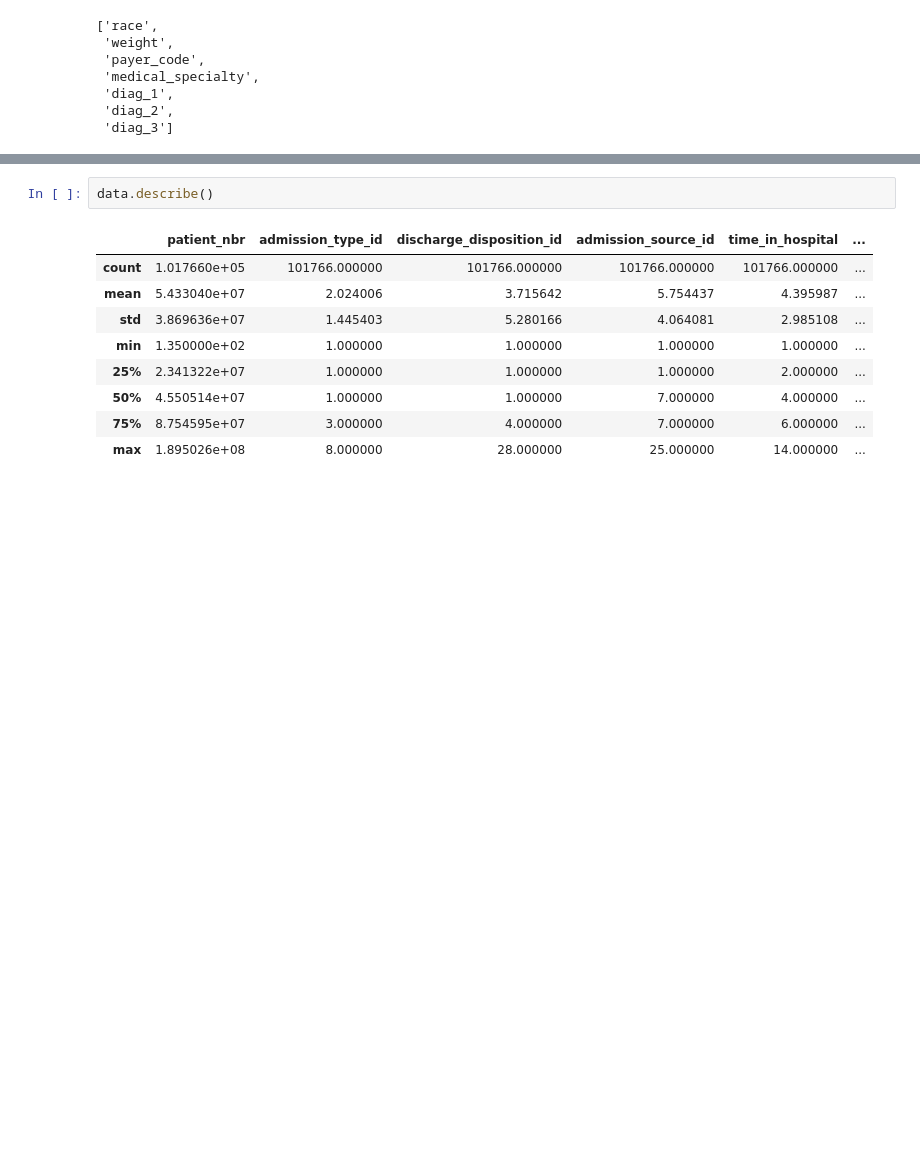
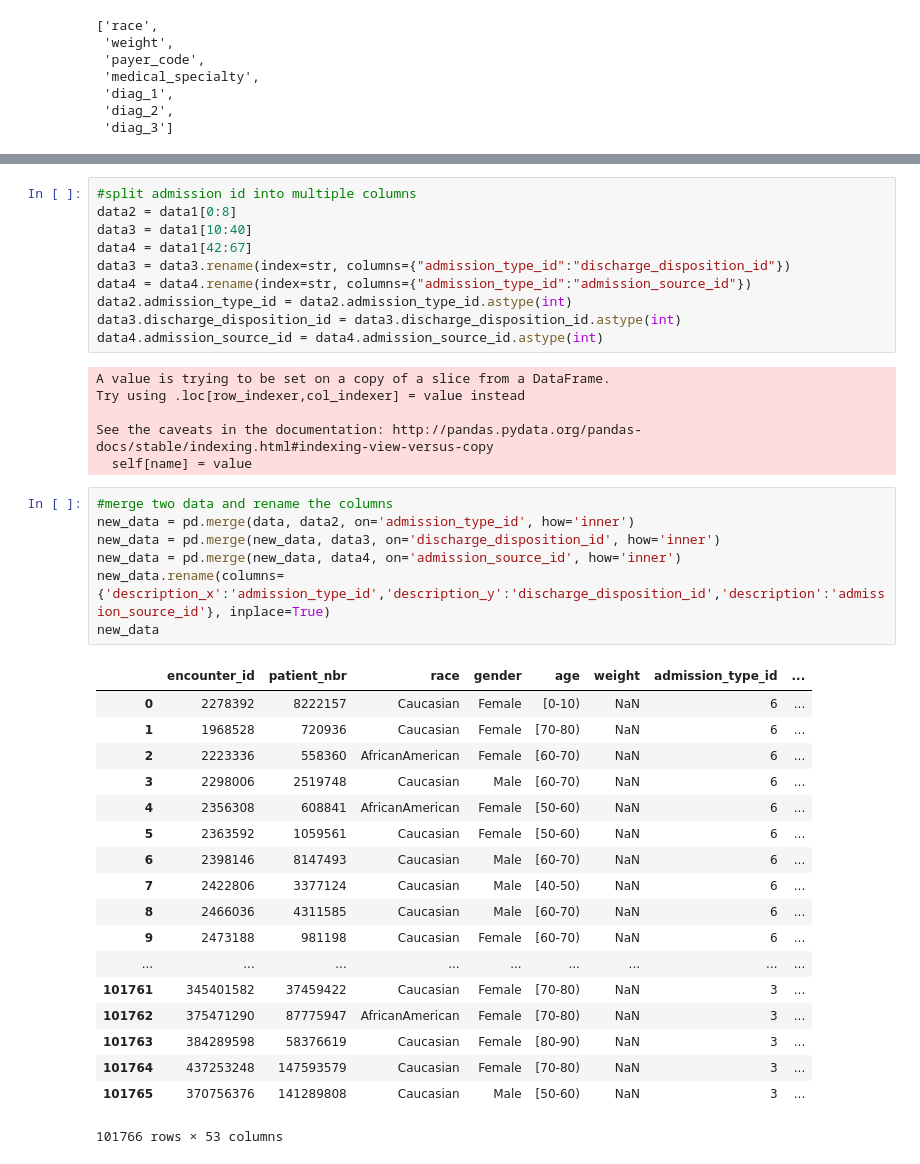
Before and after one commit to joonsooro/UnitedHealthcare, a Jupyter notebook: Jason/united healthcare data cleaning.ipynb, the cells around one changed output, grey strips where cells are left out. Saved outputs shown, nothing was run; the diff lists cells and outputs as text; blank space fills up the shorter version.

```diff
--- a/Jason/united healthcare data cleaning.ipynb
+++ b/Jason/united healthcare data cleaning.ipynb
@@ -73,12 +58,42 @@ SyntaxError: invalid syntax (<ipython-input-83-0610710e1295>, line 1)
-# %%
-data.describe()
-# %% [output]
-|  | patient_nbr | admission_type_id | discharge_disposition_id | admission_source_id | time_in_hospital | ... |
-| count | 1.017660e+05 | 101766.000000 | 101766.000000 | 101766.000000 | 101766.000000 | ... |
-| mean | 5.433040e+07 | 2.024006 | 3.715642 | 5.754437 | 4.395987 | ... |
-| std | 3.869636e+07 | 1.445403 | 5.280166 | 4.064081 | 2.985108 | ... |
-| min | 1.350000e+02 | 1.000000 | 1.000000 | 1.000000 | 1.000000 | ... |
-| 25% | 2.341322e+07 | 1.000000 | 1.000000 | 1.000000 | 2.000000 | ... |
-| 50% | 4.550514e+07 | 1.000000 | 1.000000 | 7.000000 | 4.000000 | ... |
-| 75% | 8.754595e+07 | 3.000000 | 4.000000 | 7.000000 | 6.000000 | ... |
-| max | 1.895026e+08 | 8.000000 | 28.000000 | 25.000000 | 14.000000 | ... |
+# %%
+#split admission id into multiple columns
+data2 = data1[0:8]
+data3 = data1[10:40]
+data4 = data1[42:67]
+data3 = data3.rename(index=str, columns={"admission_type_id":"discharge_disposition_id"})
+data4 = data4.rename(index=str, columns={"admission_type_id":"admission_source_id"})
+data2.admission_type_id = data2.admission_type_id.astype(int)
+data3.discharge_disposition_id = data3.discharge_disposition_id.astype(int)
+data4.admission_source_id = data4.admission_source_id.astype(int)
+# %% [output]
+A value is trying to be set on a copy of a slice from a DataFrame.
+Try using .loc[row_indexer,col_indexer] = value instead
+
+See the caveats in the documentation: http://pandas.pydata.org/pandas-docs/stable/indexing.html#indexing-view-versus-copy
+  self[name] = value
+# %%
+#merge two data and rename the columns
+new_data = pd.merge(data, data2, on='admission_type_id', how='inner')
+new_data = pd.merge(new_data, data3, on='discharge_disposition_id', how='inner')
+new_data = pd.merge(new_data, data4, on='admission_source_id', how='inner')
+new_data.rename(columns={'description_x':'admission_type_id','description_y':'discharge_disposition_id','description':'admission_source_id'}, inplace=True)
+new_data
+# %% [output]
+|  | encounter_id | patient_nbr | race | gender | age | weight | admission_type_id | ... |
+| 0 | 2278392 | 8222157 | Caucasian | Female | [0-10) | NaN | 6 | ... |
+| 1 | 1968528 | 720936 | Caucasian | Female | [70-80) | NaN | 6 | ... |
+| 2 | 2223336 | 558360 | AfricanAmerican | Female | [60-70) | NaN | 6 | ... |
+| 3 | 2298006 | 2519748 | Caucasian | Male | [60-70) | NaN | 6 | ... |
+| 4 | 2356308 | 608841 | AfricanAmerican | Female | [50-60) | NaN | 6 | ... |
+| 5 | 2363592 | 1059561 | Caucasian | Female | [50-60) | NaN | 6 | ... |
+| 6 | 2398146 | 8147493 | Caucasian | Male | [60-70) | NaN | 6 | ... |
+| 7 | 2422806 | 3377124 | Caucasian | Male | [40-50) | NaN | 6 | ... |
+| 8 | 2466036 | 4311585 | Caucasian | Male | [60-70) | NaN | 6 | ... |
+| 9 | 2473188 | 981198 | Caucasian | Female | [60-70) | NaN | 6 | ... |
+| ... | ... | ... | ... | ... | ... | ... | ... | ... |
+| 101761 | 345401582 | 37459422 | Caucasian | Female | [70-80) | NaN | 3 | ... |
+| 101762 | 375471290 | 87775947 | AfricanAmerican | Female | [70-80) | NaN | 3 | ... |
+| 101763 | 384289598 | 58376619 | Caucasian | Female | [80-90) | NaN | 3 | ... |
+| 101764 | 437253248 | 147593579 | Caucasian | Female | [70-80) | NaN | 3 | ... |
+| 101765 | 370756376 | 141289808 | Caucasian | Male | [50-60) | NaN | 3 | ... |
+101766 rows × 53 columns
```
Also changed, not shown: parts of 5 cells of this notebook.
